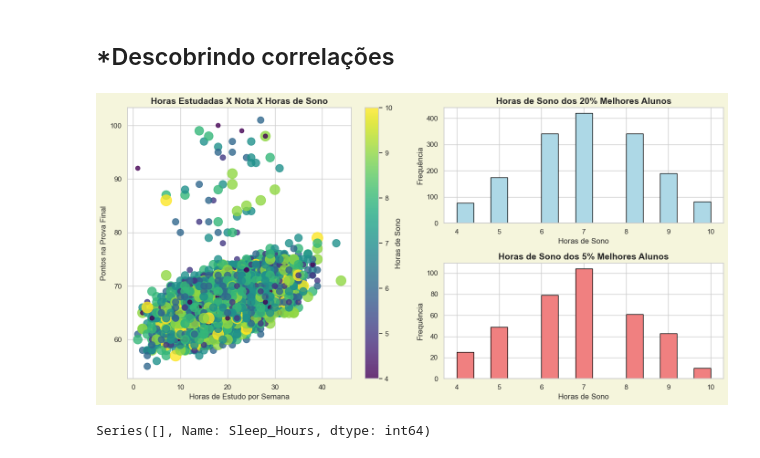
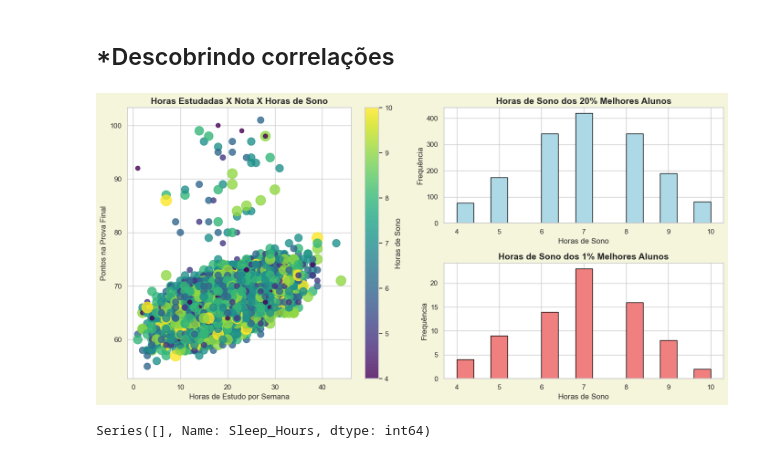
Before and after one commit to LuanSFMarques/Estudantes_01_2025, a Jupyter notebook: students.ipynb, the cells around one changed output. Drawn from its saved outputs; the diff is of its cells as text; code cells hidden in the pictures.

Commit message:
Análise Horas de Sono

```diff
--- a/students.ipynb
+++ b/students.ipynb
@@ -48,36 +46,36 @@ scatter = ax1.scatter(
     df['Hours_Studied'],
     df['Exam_Score'],
     s=(df_copy['Sleep_Hours'] ** 2)*3,
     c=df['Sleep_Hours'],
     cmap='viridis',  # Colormap viridis
     alpha=0.8
 )
 ax1.set_title('Horas Estudadas X Nota X Horas de Sono', fontsize=14, weight='bold')
 ax1.set_xlabel('Horas de Estudo por Semana', fontsize=12)
 ax1.set_ylabel('Pontos na Prova Final', fontsize=12)
 fig.colorbar(scatter, ax=ax1, label='Horas de Sono')
 
 ax2 = plt.subplot2grid((2, 2), (0, 1))
 ax2.set_title('Horas de Sono dos 20% Melhores Alunos', fontsize=14, weight='bold')
 ax2.set_xlabel('Horas de Sono', fontsize=12)
 ax2.set_ylabel('Frequência', fontsize=12)
 x2 = df[df['Exam_Score'] >= df['Exam_Score'].quantile(0.80)]['Sleep_Hours']
 ax2.hist(x2, color='lightblue', edgecolor='black', bins=15)
 
 ax3 = plt.subplot2grid((2, 2), (1, 1))
-ax3.set_title('Horas de Sono dos 5% Melhores Alunos', fontsize=14, weight='bold')
+ax3.set_title('Horas de Sono dos 1% Melhores Alunos', fontsize=14, weight='bold')
 ax3.set_xlabel('Horas de Sono', fontsize=12)
 ax3.set_ylabel('Frequência', fontsize=12)
-x3 = df[df['Exam_Score'] >= df['Exam_Score'].quantile(0.95)]['Sleep_Hours']
+x3 = df[df['Exam_Score'] >= df['Exam_Score'].quantile(0.99)]['Sleep_Hours']
 ax3.hist(x3, color='lightcoral', edgecolor='black', bins=15)
 
 fig.patch.set_facecolor('#f5f5dc')
 
 plt.tight_layout()
 
 fig.savefig('plot.png', bbox_inches='tight')
 # %% [output]
-[figure, old version]
+[figure, new version]
 # %%
 df[df['Exam_Score'] > 150]['Sleep_Hours']
 # %% [output]
```
Also changed, not shown: parts of 1 cell of this notebook, 1 other file.
